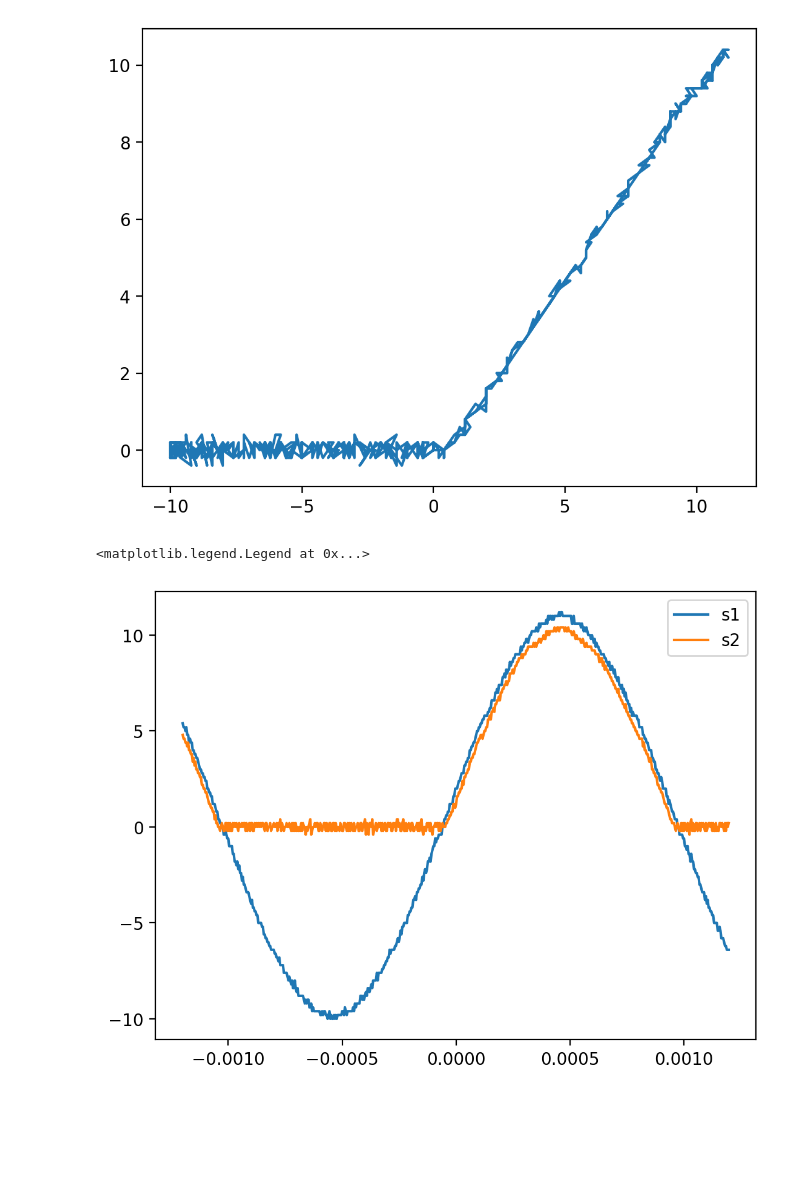
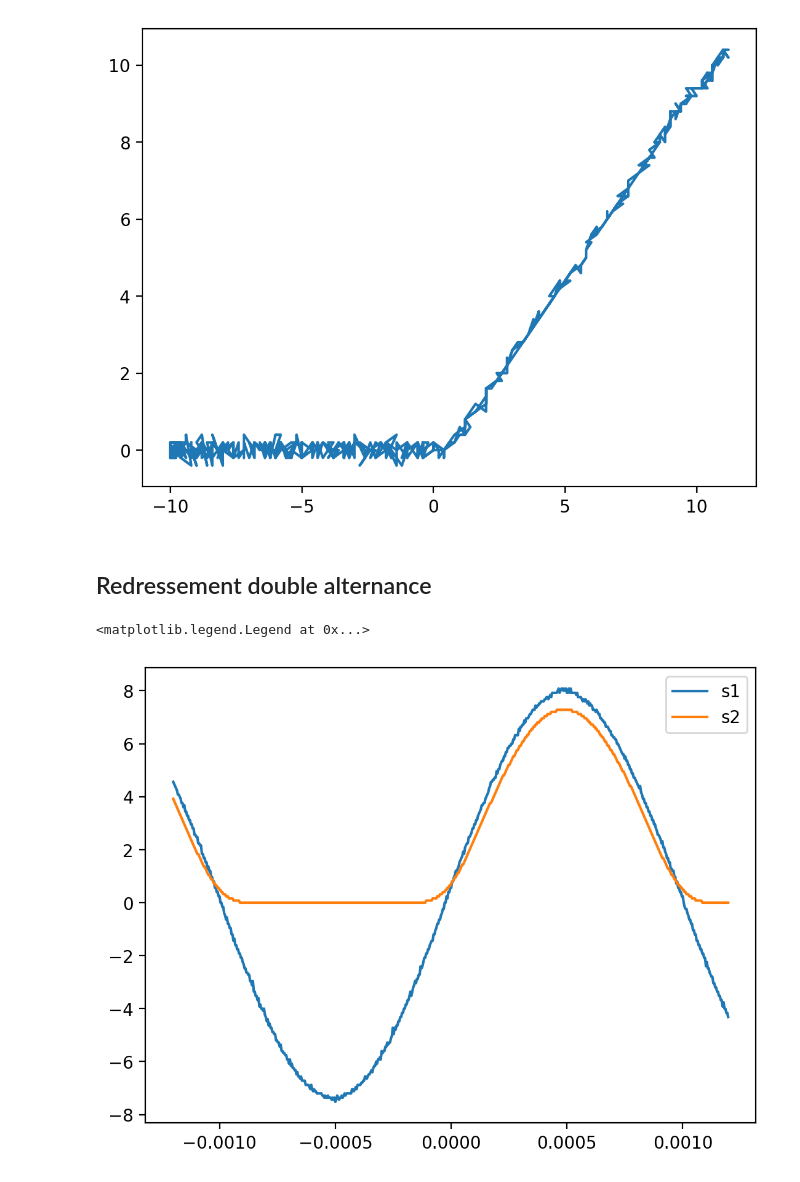
Before and after one commit to phandrieu/TPPhysiqueMPIE, a Jupyter notebook: Traitement.ipynb, the cells around one changed output. Drawn from its saved outputs; the diff is of its cells as text; code cells hidden in the pictures; blank space fills up the shorter version.

```diff
--- a/Traitement.ipynb
+++ b/Traitement.ipynb
@@ -84,16 +89,16 @@ plt.plot(u, v)
 # %% [output]
 [<matplotlib.lines.Line2D at 0x...>]
 [figure]
+# %% [markdown]
+## Redressement double alternance
 # %%
-# ======== Redressement double alternance =======
-
-t, s1, s2 = np.loadtxt("./kewFile1.csv", dtype=float, delimiter=',', skiprows=2, unpack=True)
+t, s1, s2 = np.loadtxt("./4marche.csv", dtype=float, delimiter=',', skiprows=2, unpack=True)
 
 
 plt.plot(t, s1)
 plt.plot(t, s2)
 #plt.plot(t, s)
 plt.legend(["s1", "s2", "s"])
 # %% [output]
 <matplotlib.legend.Legend at 0x...>
-[figure, old version]
+[figure, new version]
```
Also changed, not shown: parts of 5 cells of this notebook, 6 other files.
